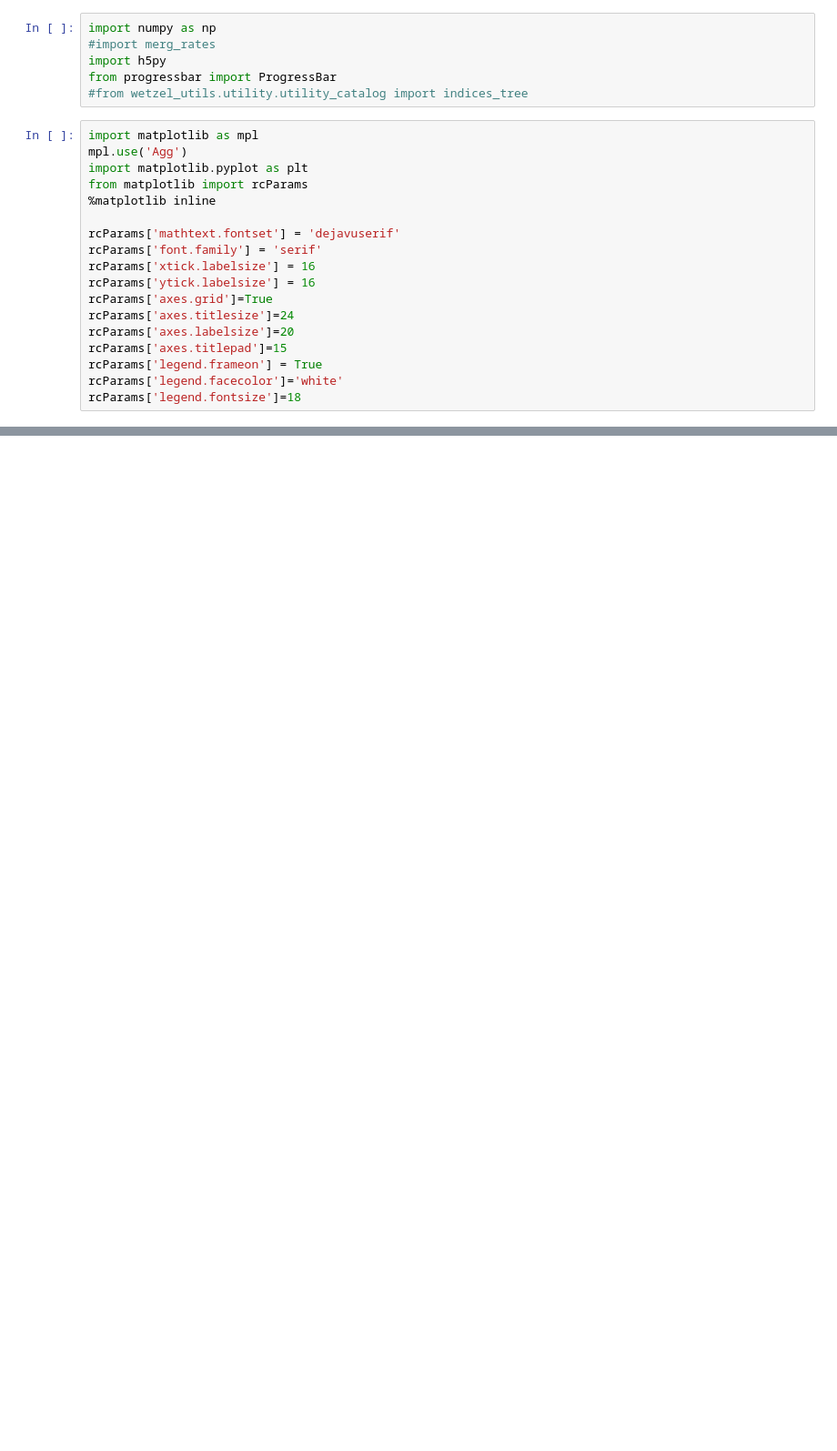
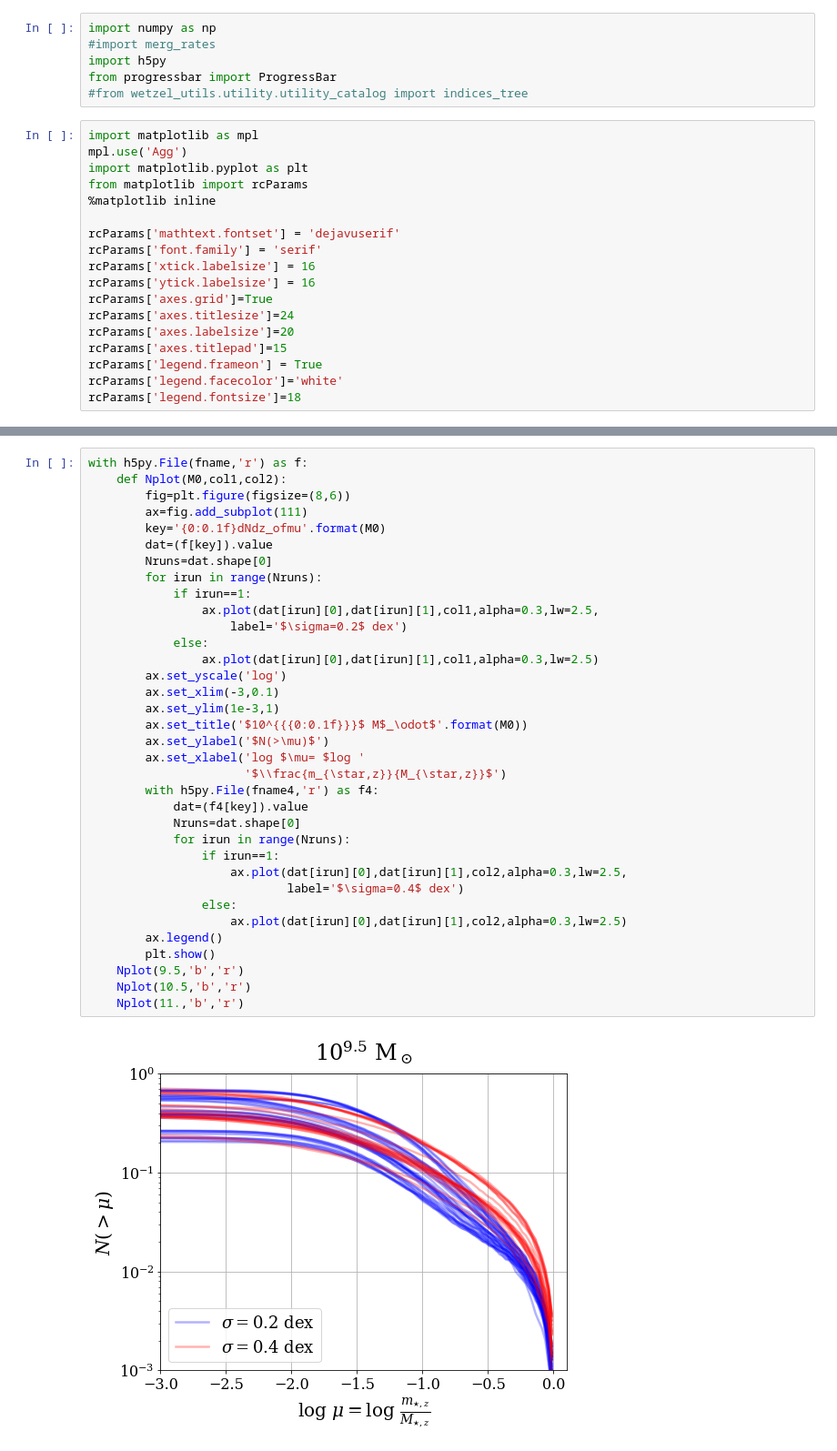
Before and after one commit to patricks1/mergers, a Jupyter notebook: presentation_plots.ipynb, the cells around one changed output, grey strips where cells are left out. Shown: that part at 91% size. Cells and saved outputs as stored; diff of their text form; blank space fills up the shorter version.

```diff
--- a/presentation_plots.ipynb
+++ b/presentation_plots.ipynb
@@ -115,0 +129,37 @@ with h5py.File(fname,'r') as f:
+# %%
+with h5py.File(fname,'r') as f:
+    def Nplot(M0,col1,col2):
+        fig=plt.figure(figsize=(8,6))
+        ax=fig.add_subplot(111)
+        key='{0:0.1f}dNdz_ofmu'.format(M0)
+        dat=(f[key]).value
+        Nruns=dat.shape[0]
+        for irun in range(Nruns):
+            if irun==1:
+                ax.plot(dat[irun][0],dat[irun][1],col1,alpha=0.3,lw=2.5,
+                    label='$\sigma=0.2$ dex')
+            else:
+                ax.plot(dat[irun][0],dat[irun][1],col1,alpha=0.3,lw=2.5)
+        ax.set_yscale('log')
+        ax.set_xlim(-3,0.1)
+        ax.set_ylim(1e-3,1)
+        ax.set_title('$10^{{{0:0.1f}}}$ M$_\odot$'.format(M0))
+        ax.set_ylabel('$N(>\mu)$')
+        ax.set_xlabel('log $\mu= $log '
+                      '$\\frac{m_{\star,z}}{M_{\star,z}}$')
+        with h5py.File(fname4,'r') as f4:
+            dat=(f4[key]).value
+            Nruns=dat.shape[0]
+            for irun in range(Nruns):
+                if irun==1:
+                    ax.plot(dat[irun][0],dat[irun][1],col2,alpha=0.3,lw=2.5,
+                            label='$\sigma=0.4$ dex')
+                else:
+                    ax.plot(dat[irun][0],dat[irun][1],col2,alpha=0.3,lw=2.5)
+        ax.legend()
+        plt.show()
+    Nplot(9.5,'b','r')
+    Nplot(10.5,'b','r')
+    Nplot(11.,'b','r')
+# %% [output]
+[figure, added]
```
Also changed, not shown: parts of 10 cells of this notebook.
